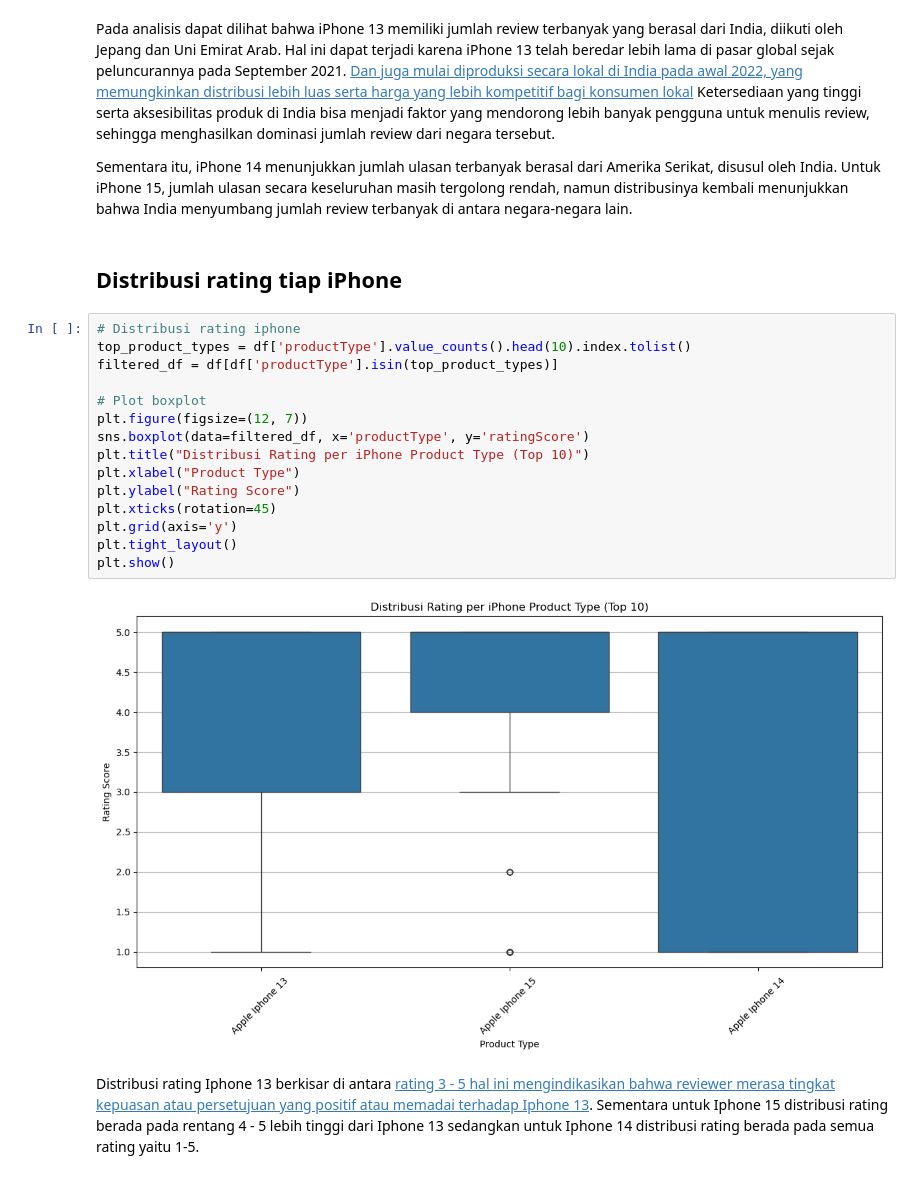
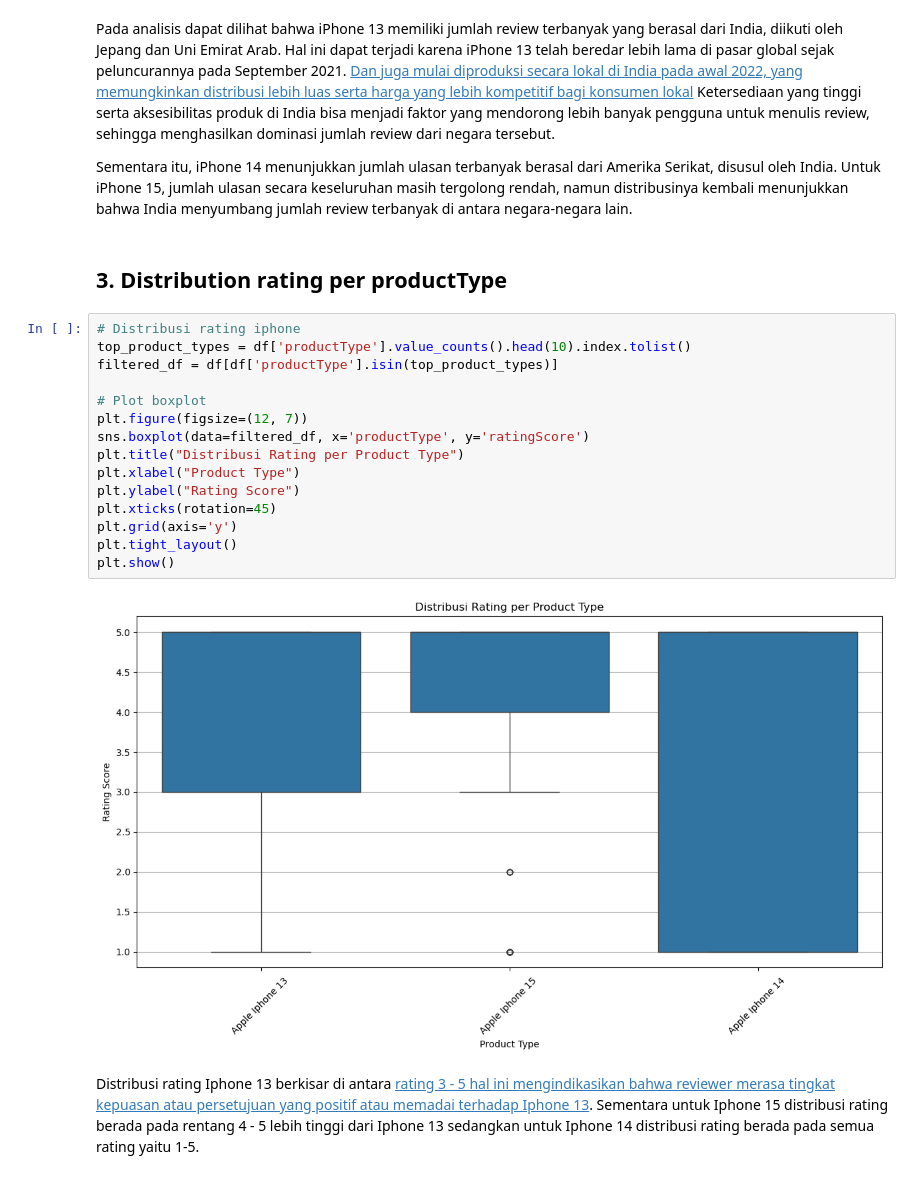
Before and after one commit to FTDS-assignment-bay/p2-final-project-ftds-027-hck-group-001, a Jupyter notebook: wordcloud.ipynb, the cells around one changed output. Cells and saved outputs as stored; diff of their text form.

```diff
--- a/wordcloud.ipynb
+++ b/wordcloud.ipynb
@@ -789,24 +782,24 @@ Pada analisis dapat dilihat bahwa iPhone 13 memiliki jumlah review terbanyak yan
 
 Sementara itu, iPhone 14 menunjukkan jumlah ulasan terbanyak berasal dari Amerika Serikat, disusul oleh India. Untuk iPhone 15, jumlah ulasan secara keseluruhan masih tergolong rendah, namun distribusinya kembali menunjukkan bahwa India menyumbang jumlah review terbanyak di antara negara-negara lain.
 # %% [markdown]
-## Distribusi rating tiap iPhone
+## 3. Distribution rating per productType
 # %%
 # Distribusi rating iphone
 top_product_types = df['productType'].value_counts().head(10).index.tolist()
 filtered_df = df[df['productType'].isin(top_product_types)]
 
 # Plot boxplot
 plt.figure(figsize=(12, 7))
 sns.boxplot(data=filtered_df, x='productType', y='ratingScore')
-plt.title("Distribusi Rating per iPhone Product Type (Top 10)")
+plt.title("Distribusi Rating per Product Type")
 plt.xlabel("Product Type")
 plt.ylabel("Rating Score")
 plt.xticks(rotation=45)
 plt.grid(axis='y')
 plt.tight_layout()
 plt.show()
 # %% [output]
-[figure, old version]
+[figure, new version]
 # %% [markdown]
 Distribusi rating Iphone 13 berkisar di antara [rating 3 - 5 hal ini mengindikasikan bahwa reviewer merasa tingkat kepuasan atau persetujuan yang positif atau memadai terhadap Iphone 13](https://dqlab.id/statistika-yuk-kenalan-dengan-4-jenis-skala-self-report#:~:text=Contoh%20skala%20likert%20yang%20sering%20digunakan:%20*,Puas%2C%20Tidak%20Puas%2C%20Cukup%2C%20Puas%2C%20Sangat%20Puas.). Sementara untuk Iphone 15 distribusi rating berada pada rentang 4 - 5 lebih tinggi dari Iphone 13 sedangkan untuk Iphone 14 distribusi rating berada pada semua rating yaitu 1-5.
 # %% [markdown]
```
Also changed, not shown: parts of 34 cells of this notebook.
